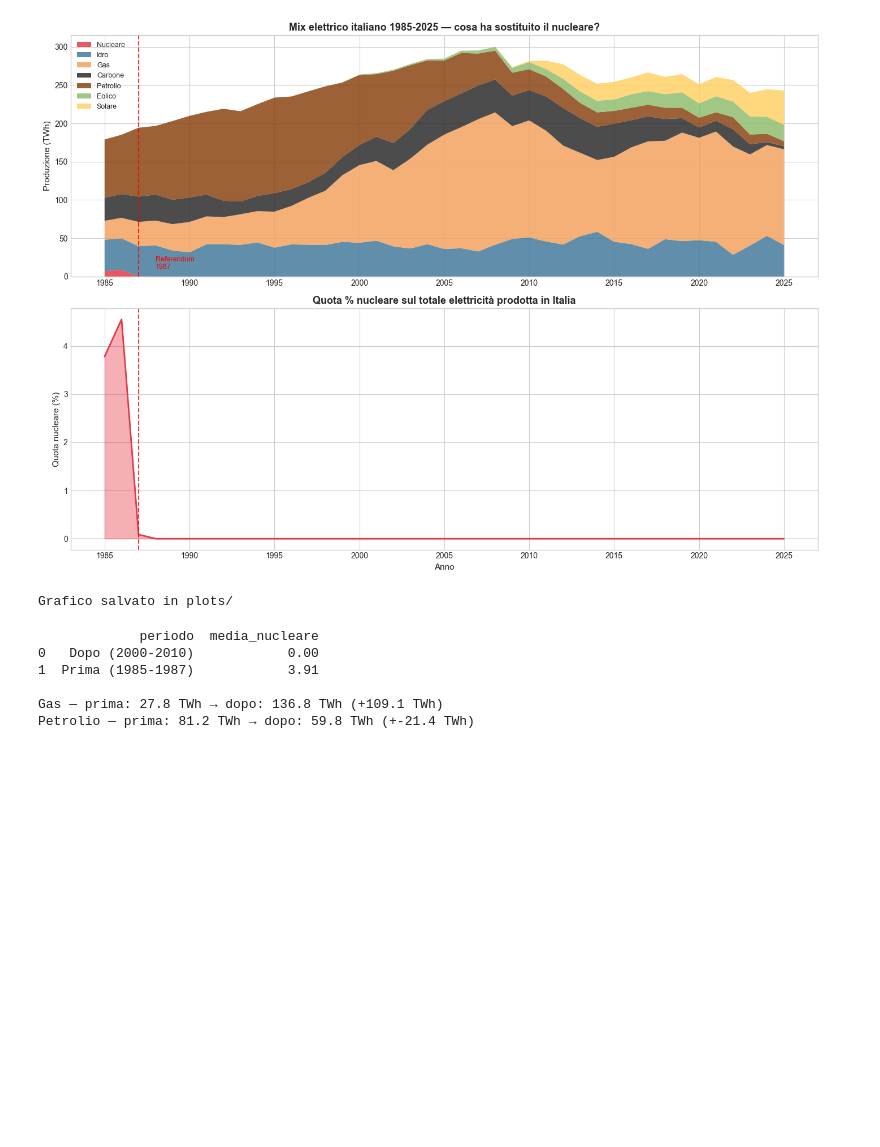
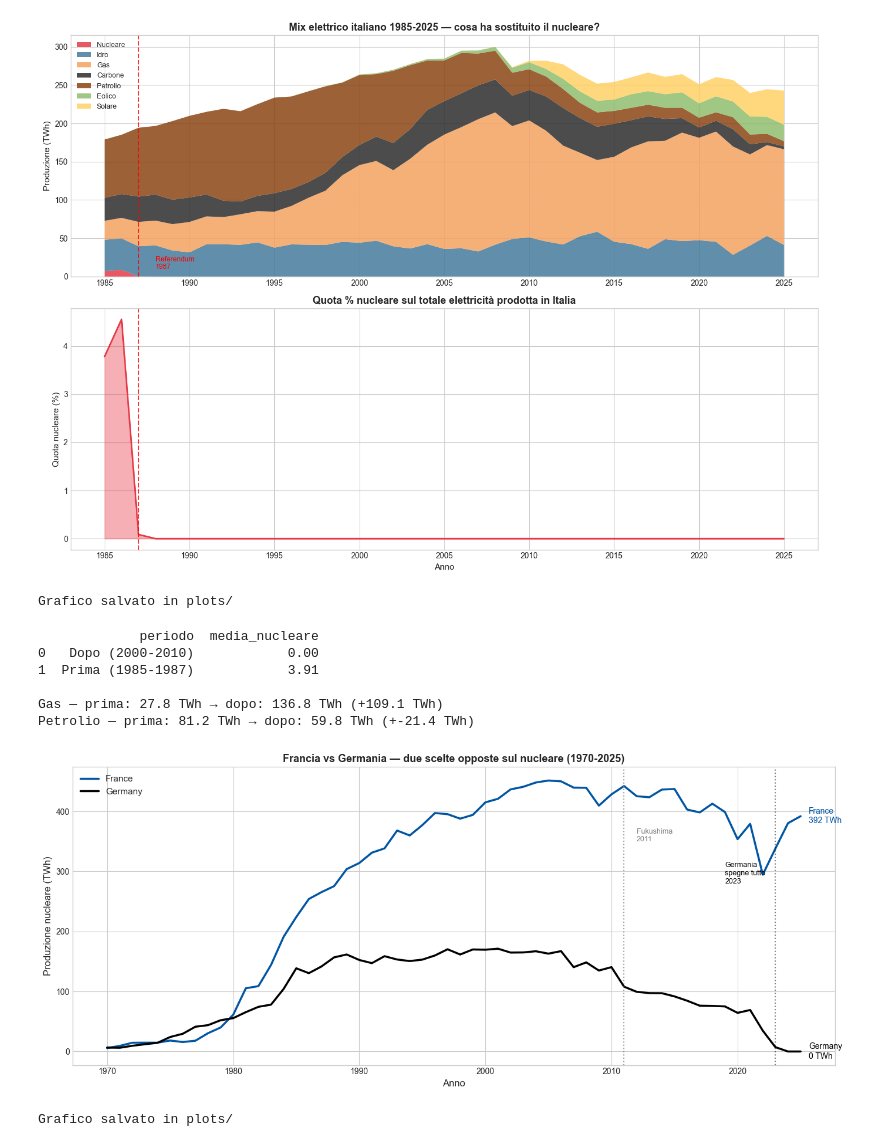
Before and after one commit to giuseppe-vigliotti/nuclear-data-analysis, a Jupyter notebook: notebooks/02_visualizzazioni.ipynb, the cells around one changed output. Drawn from its saved outputs; the diff is of its cells as text; code cells hidden in the pictures; blank space fills up the shorter version.

```diff
--- a/notebooks/02_visualizzazioni.ipynb
+++ b/notebooks/02_visualizzazioni.ipynb
@@ -273,3 +273,46 @@ print(f"Petrolio — prima: {oil_prima:.1f} TWh → dopo: {oil_dopo:.1f} TWh (+{
 
 Gas — prima: 27.8 TWh → dopo: 136.8 TWh (+109.1 TWh)
 Petrolio — prima: 81.2 TWh → dopo: 59.8 TWh (+-21.4 TWh)
+# %%
+query = """
+    SELECT country, year, nuclear_twh
+    FROM nuclear_generation
+    WHERE country IN ('France', 'Germany')
+    AND year >= 1970
+    ORDER BY country, year
+"""
+df_frvde = pd.read_sql(query, conn)
+
+fig, ax = plt.subplots(figsize=(14, 6))
+
+for country, color in [('France', '#0055A4'), ('Germany', '#000000')]:
+    df_c = df_frvde[df_frvde['country'] == country]
+    ax.plot(df_c['year'], df_c['nuclear_twh'],
+            linewidth=2.5, label=country, color=color)
+    # Etichetta finale
+    last = df_c.iloc[-1]
+    ax.annotate(f"{country}\n{last['nuclear_twh']:.0f} TWh",
+                xy=(last['year'], last['nuclear_twh']),
+                xytext=(10, 0), textcoords='offset points',
+                fontsize=10, color=color, va='center')
+
+# Evento Fukushima
+ax.axvline(x=2011, color='gray', linestyle=':', linewidth=1.5, alpha=0.7)
+ax.text(2012, 350, 'Fukushima\n2011', color='gray', fontsize=9)
+
+# Evento Energiewende Germania
+ax.axvline(x=2023, color='black', linestyle=':', linewidth=1.5, alpha=0.5)
+ax.text(2019, 280, 'Germania\nspegne tutto\n2023', color='black', fontsize=9)
+
+ax.set_xlabel('Anno', fontsize=12)
+ax.set_ylabel('Produzione nucleare (TWh)', fontsize=12)
+ax.set_title('Francia vs Germania — due scelte opposte sul nucleare (1970-2025)',
+             fontsize=13, fontweight='bold')
+ax.legend(fontsize=11)
+plt.tight_layout()
+plt.savefig('../plots/04_francia_vs_germania.png', dpi=150, bbox_inches='tight')
+plt.show()
+print("Grafico salvato in plots/")
+# %% [output]
+[figure, added]
+Grafico salvato in plots/
```
Also changed, not shown: parts of 8 cells of this notebook, 2 other files.
